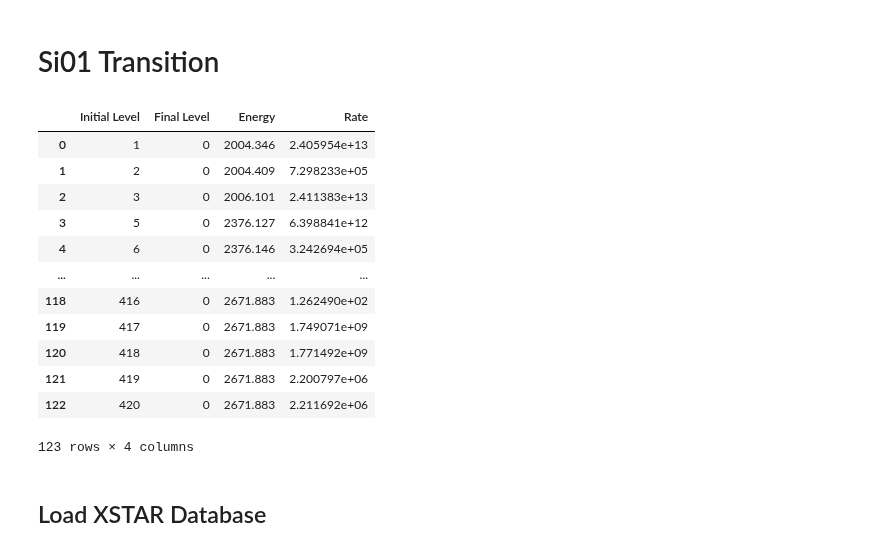
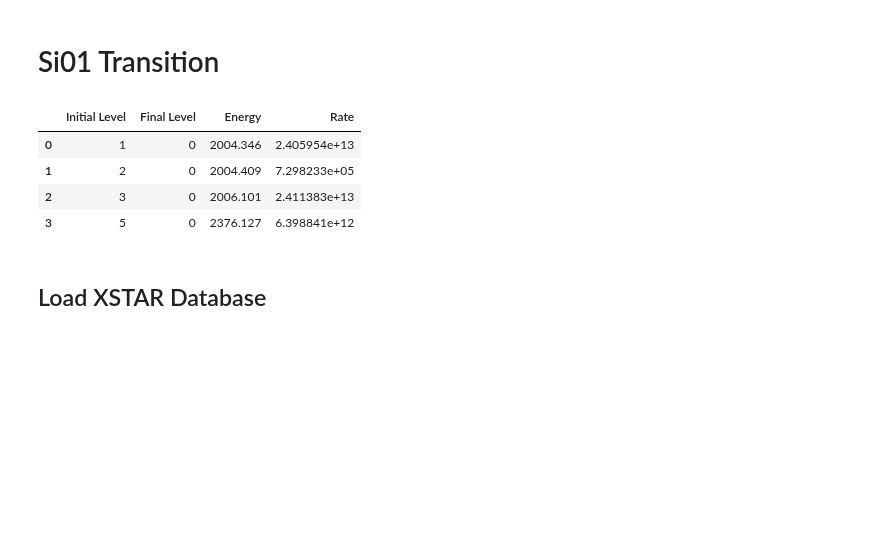
Before and after one commit to AtsushiTanimoto/AtomicDatabase, a Jupyter notebook: Code/Comparison/Comparison.ipynb, the cells around one changed output. Drawn from its saved outputs; the diff is of its cells as text; code cells hidden in the pictures; blank space fills up the shorter version.

```diff
--- a/Code/Comparison/Comparison.ipynb
+++ b/Code/Comparison/Comparison.ipynb
@@ -143,34 +143,26 @@ savefig        ("/Users/tanimoto/github/AtomicDatabase/Figure/02.png")
 # %%
 Initial_Level = []
 Final_Level   = []
 Energy        = []
 Rate          = []
 
 with open("/Users/tanimoto/github/AtomicDatabase/Database/Monaco/Si/Si01.tr") as file:
     for line in file.readlines():
         line = line.split()
-        if 1000<float(line[4]):
+        if int(line[0])<=5 and int(line[2])<=5 and 1000<float(line[4]):
             Initial_Level += [int(line[0])]
             Final_Level   += [int(line[2])]
             Energy        += [float(line[4])]
             Rate          += [float(line[6])]
 
 Monaco_Si01_Transition = DataFrame({"Initial Level":Initial_Level, "Final Level":Final_Level, "Energy":Energy, "Rate":Rate})
 Monaco_Si01_Transition
 # %% [output]
 |  | Initial Level | Final Level | Energy | Rate |
 | 0 | 1 | 0 | 2004.346 | 2.405954e+13 |
 | 1 | 2 | 0 | 2004.409 | 7.298233e+05 |
 | 2 | 3 | 0 | 2006.101 | 2.411383e+13 |
 | 3 | 5 | 0 | 2376.127 | 6.398841e+12 |
-| 4 | 6 | 0 | 2376.146 | 3.242694e+05 |
-| ... | ... | ... | ... | ... |
-| 118 | 416 | 0 | 2671.883 | 1.262490e+02 |
-| 119 | 417 | 0 | 2671.883 | 1.749071e+09 |
-| 120 | 418 | 0 | 2671.883 | 1.771492e+09 |
-| 121 | 419 | 0 | 2671.883 | 2.200797e+06 |
-| 122 | 420 | 0 | 2671.883 | 2.211692e+06 |
-123 rows × 4 columns
 # %% [markdown]
 ## Load XSTAR Database
 # %%
```
Also changed, not shown: parts of 5 cells of this notebook.
